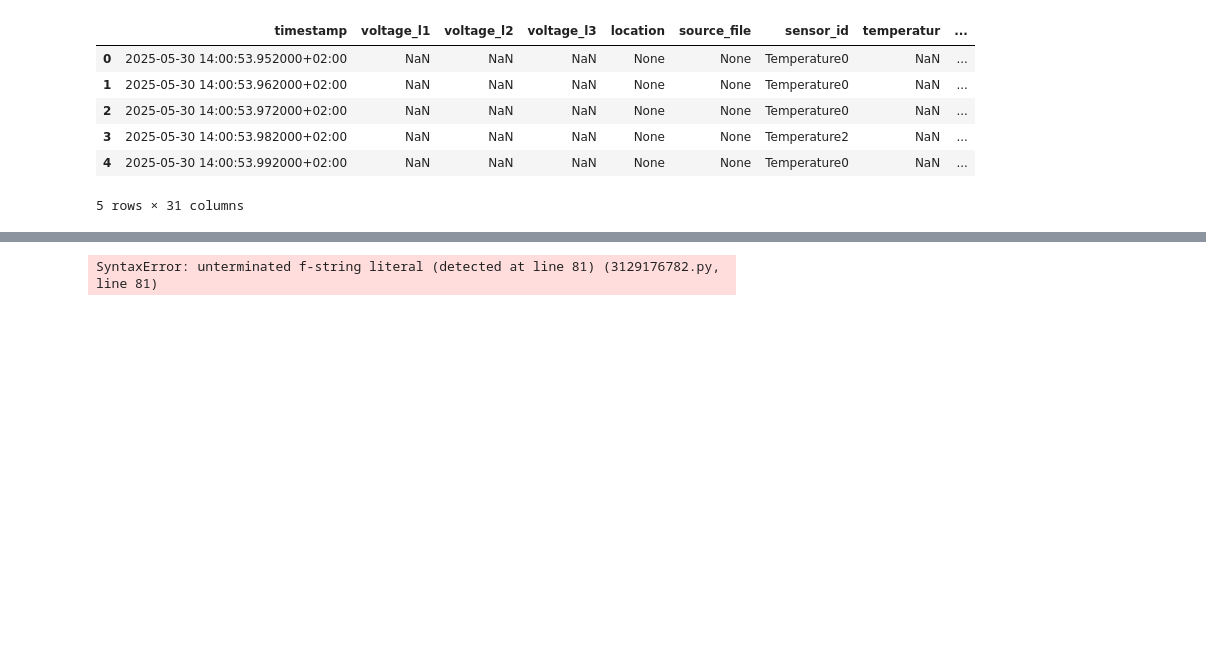
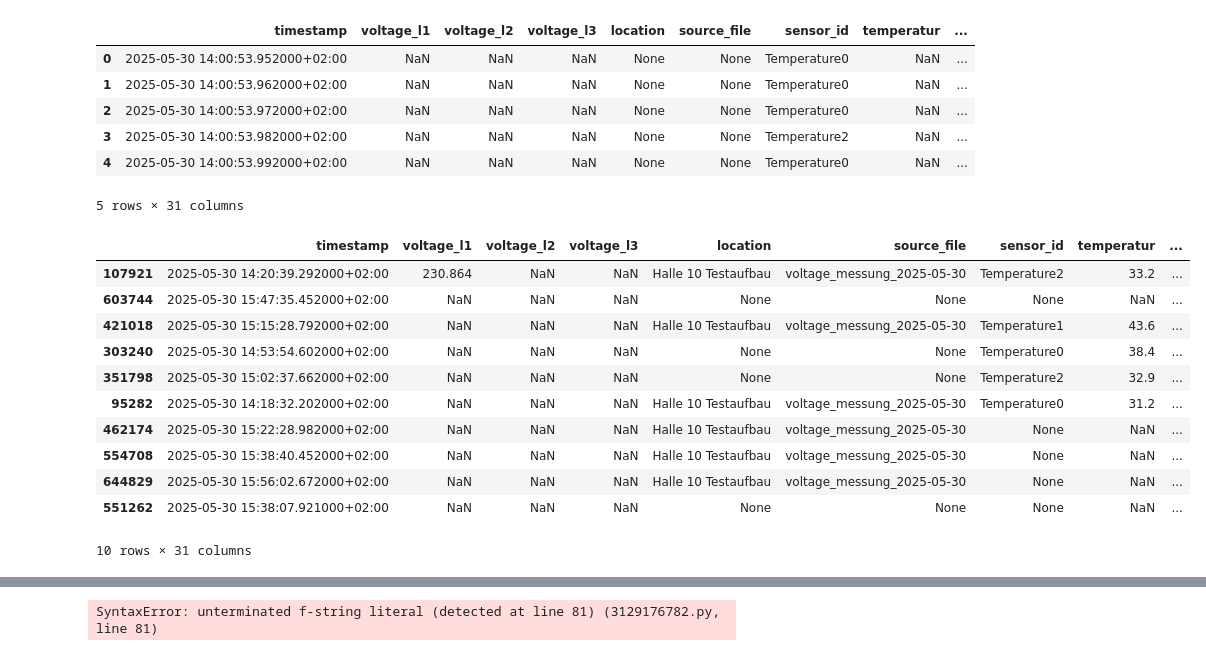
Before and after one commit to udegarami/drillestimator, a Jupyter notebook: drill_classification-ts.ipynb, the cells around one changed output, grey strips where cells are left out. Drawn from its saved outputs; the diff is of its cells as text; code cells hidden in the pictures; blank space fills up the shorter version.

```diff
--- a/drill_classification-ts.ipynb
+++ b/drill_classification-ts.ipynb
@@ -92,4 +81,19 @@ First few rows:
 | 3 | 2025-05-30 14:00:53.982000+02:00 | NaN | NaN | NaN | None | None | Temperature2 | NaN | ... |
 | 4 | 2025-05-30 14:00:53.992000+02:00 | NaN | NaN | NaN | None | None | Temperature0 | NaN | ... |
 5 rows × 31 columns
+# %%
+df.sample(10)
+# %% [output]
+|  | timestamp | voltage_l1 | voltage_l2 | voltage_l3 | location | source_file | sensor_id | temperatur | ... |
+| 107921 | 2025-05-30 14:20:39.292000+02:00 | 230.864 | NaN | NaN | Halle 10 Testaufbau | voltage_messung_2025-05-30 | Temperature2 | 33.2 | ... |
+| 603744 | 2025-05-30 15:47:35.452000+02:00 | NaN | NaN | NaN | None | None | None | NaN | ... |
+| 421018 | 2025-05-30 15:15:28.792000+02:00 | NaN | NaN | NaN | Halle 10 Testaufbau | voltage_messung_2025-05-30 | Temperature1 | 43.6 | ... |
+| 303240 | 2025-05-30 14:53:54.602000+02:00 | NaN | NaN | NaN | None | None | Temperature0 | 38.4 | ... |
+| 351798 | 2025-05-30 15:02:37.662000+02:00 | NaN | NaN | NaN | None | None | Temperature2 | 32.9 | ... |
+| 95282 | 2025-05-30 14:18:32.202000+02:00 | NaN | NaN | NaN | Halle 10 Testaufbau | voltage_messung_2025-05-30 | Temperature0 | 31.2 | ... |
+| 462174 | 2025-05-30 15:22:28.982000+02:00 | NaN | NaN | NaN | Halle 10 Testaufbau | voltage_messung_2025-05-30 | None | NaN | ... |
+| 554708 | 2025-05-30 15:38:40.452000+02:00 | NaN | NaN | NaN | Halle 10 Testaufbau | voltage_messung_2025-05-30 | None | NaN | ... |
+| 644829 | 2025-05-30 15:56:02.672000+02:00 | NaN | NaN | NaN | Halle 10 Testaufbau | voltage_messung_2025-05-30 | None | NaN | ... |
+| 551262 | 2025-05-30 15:38:07.921000+02:00 | NaN | NaN | NaN | None | None | None | NaN | ... |
+10 rows × 31 columns
 # %%
```
Also changed, not shown: parts of 8 cells of this notebook.
